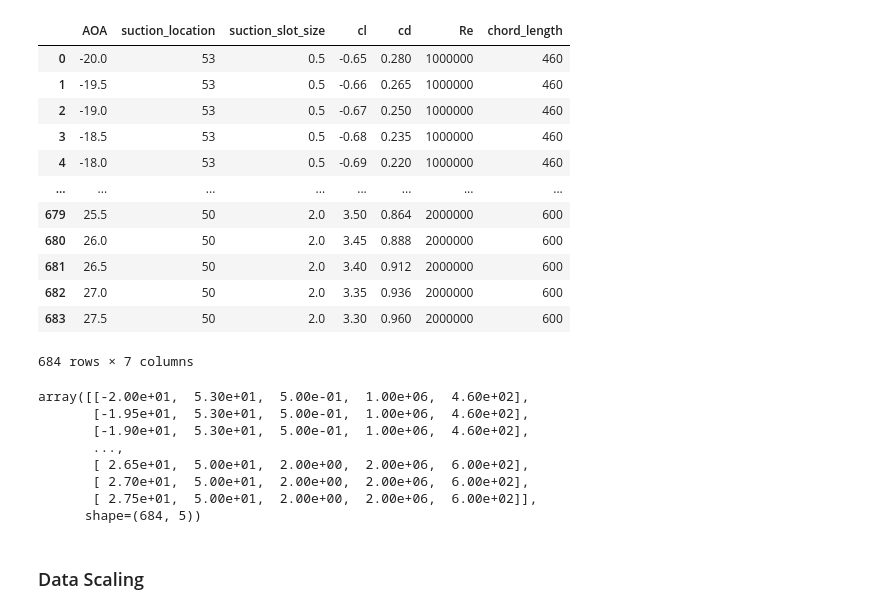
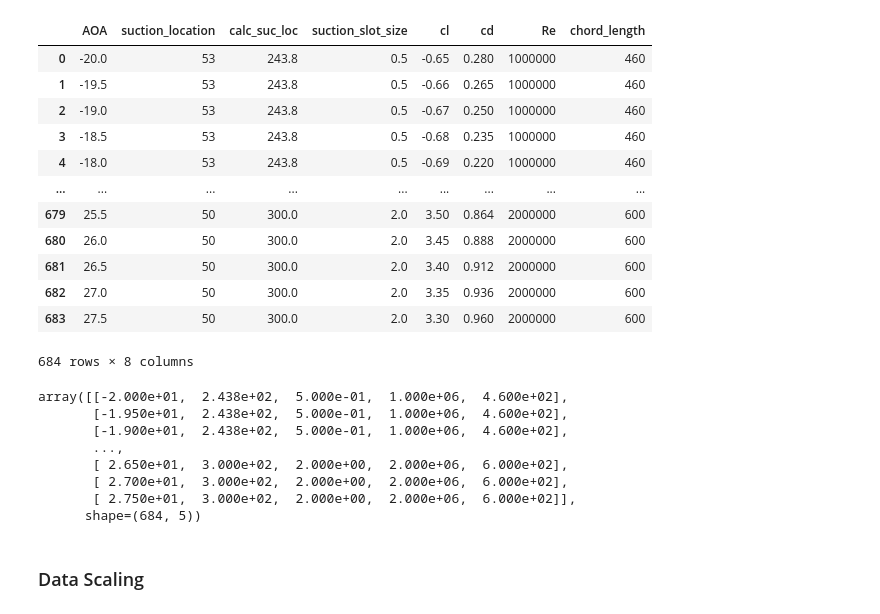
Before and after one commit to HendrichMugisha/anup_sir-conference-optimisation, a Jupyter notebook: Optimising_suction_only_with_Re.ipynb, the cells around one changed output. Drawn from its saved outputs; the diff is of its cells as text; code cells hidden in the pictures.

```diff
--- a/Optimising_suction_only_with_Re.ipynb
+++ b/Optimising_suction_only_with_Re.ipynb
@@ -24,37 +24,37 @@ import sklearn
                7 File(s)        506,360 bytes
                3 Dir(s)  190,766,604,288 bytes free
 # %%
-suction_df = pd.read_csv('./suction_only.csv')
-suction_df.columns = ['AOA', 'suction_location', 'suction_slot_size', 'cl', 'cd', 'Re', 'chord_length']
+suction_df = pd.read_csv('./suction_only_merged_fields.csv')
+suction_df.columns = ['AOA', 'suction_location', 'calc_suc_loc', 'suction_slot_size', 'cl', 'cd', 'Re', 'chord_length']
 suction_df
 # %% [output]
-|  | AOA | suction_location | suction_slot_size | cl | cd | Re | chord_length |
-| 0 | -20.0 | 53 | 0.5 | -0.65 | 0.280 | 1000000 | 460 |
-| 1 | -19.5 | 53 | 0.5 | -0.66 | 0.265 | 1000000 | 460 |
-| 2 | -19.0 | 53 | 0.5 | -0.67 | 0.250 | 1000000 | 460 |
-| 3 | -18.5 | 53 | 0.5 | -0.68 | 0.235 | 1000000 | 460 |
-| 4 | -18.0 | 53 | 0.5 | -0.69 | 0.220 | 1000000 | 460 |
-| ... | ... | ... | ... | ... | ... | ... | ... |
-| 679 | 25.5 | 50 | 2.0 | 3.50 | 0.864 | 2000000 | 600 |
-| 680 | 26.0 | 50 | 2.0 | 3.45 | 0.888 | 2000000 | 600 |
-| 681 | 26.5 | 50 | 2.0 | 3.40 | 0.912 | 2000000 | 600 |
-| 682 | 27.0 | 50 | 2.0 | 3.35 | 0.936 | 2000000 | 600 |
-| 683 | 27.5 | 50 | 2.0 | 3.30 | 0.960 | 2000000 | 600 |
+|  | AOA | suction_location | calc_suc_loc | suction_slot_size | cl | cd | Re | chord_length |
+| 0 | -20.0 | 53 | 243.8 | 0.5 | -0.65 | 0.280 | 1000000 | 460 |
+| 1 | -19.5 | 53 | 243.8 | 0.5 | -0.66 | 0.265 | 1000000 | 460 |
+| 2 | -19.0 | 53 | 243.8 | 0.5 | -0.67 | 0.250 | 1000000 | 460 |
+| 3 | -18.5 | 53 | 243.8 | 0.5 | -0.68 | 0.235 | 1000000 | 460 |
+| 4 | -18.0 | 53 | 243.8 | 0.5 | -0.69 | 0.220 | 1000000 | 460 |
+| ... | ... | ... | ... | ... | ... | ... | ... | ... |
+| 679 | 25.5 | 50 | 300.0 | 2.0 | 3.50 | 0.864 | 2000000 | 600 |
+| 680 | 26.0 | 50 | 300.0 | 2.0 | 3.45 | 0.888 | 2000000 | 600 |
+| 681 | 26.5 | 50 | 300.0 | 2.0 | 3.40 | 0.912 | 2000000 | 600 |
+| 682 | 27.0 | 50 | 300.0 | 2.0 | 3.35 | 0.936 | 2000000 | 600 |
+| 683 | 27.5 | 50 | 300.0 | 2.0 | 3.30 | 0.960 | 2000000 | 600 |
-684 rows × 7 columns
+684 rows × 8 columns
 # %%
 # setting up the data
-data_df = suction_df.drop(columns=['cl', 'cd'])
+data_df = suction_df.drop(columns=['suction_location', 'cl', 'cd'])
 data_df
 suction_data = np.array(data_df)
 suction_data
 # %% [output]
-array([[-2.00e+01,  5.30e+01,  5.00e-01,  1.00e+06,  4.60e+02],
-       [-1.95e+01,  5.30e+01,  5.00e-01,  1.00e+06,  4.60e+02],
-       [-1.90e+01,  5.30e+01,  5.00e-01,  1.00e+06,  4.60e+02],
+array([[-2.000e+01,  2.438e+02,  5.000e-01,  1.000e+06,  4.600e+02],
+       [-1.950e+01,  2.438e+02,  5.000e-01,  1.000e+06,  4.600e+02],
+       [-1.900e+01,  2.438e+02,  5.000e-01,  1.000e+06,  4.600e+02],
        ...,
-       [ 2.65e+01,  5.00e+01,  2.00e+00,  2.00e+06,  6.00e+02],
-       [ 2.70e+01,  5.00e+01,  2.00e+00,  2.00e+06,  6.00e+02],
-       [ 2.75e+01,  5.00e+01,  2.00e+00,  2.00e+06,  6.00e+02]],
+       [ 2.650e+01,  3.000e+02,  2.000e+00,  2.000e+06,  6.000e+02],
+       [ 2.700e+01,  3.000e+02,  2.000e+00,  2.000e+06,  6.000e+02],
+       [ 2.750e+01,  3.000e+02,  2.000e+00,  2.000e+06,  6.000e+02]],
       shape=(684, 5))
 # %%
 #setting up the targets
```
Also changed, not shown: parts of 7 cells of this notebook, 6 other files.
